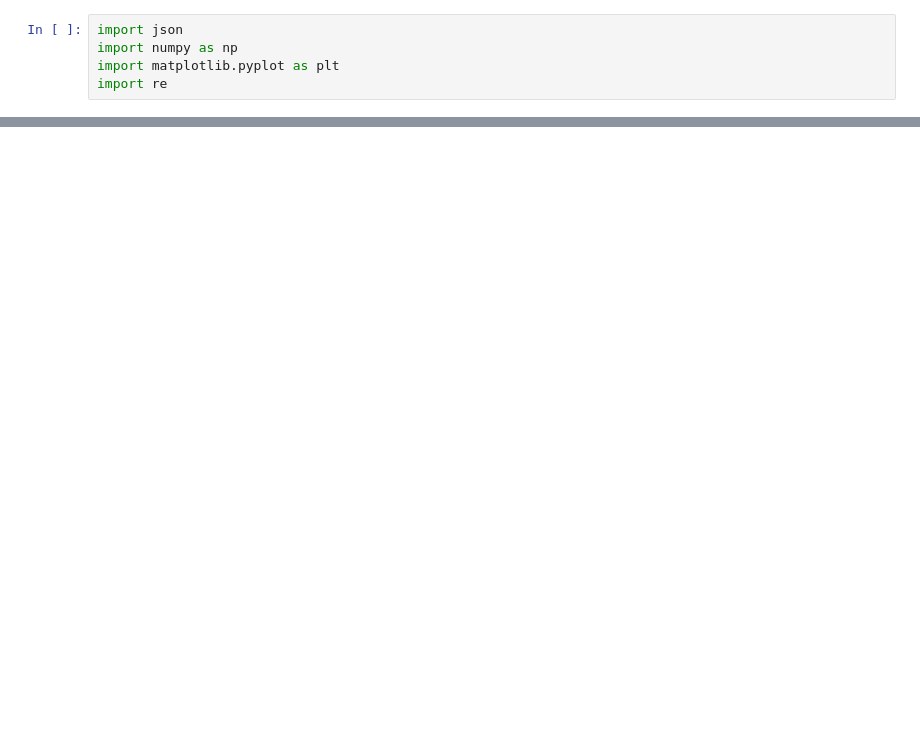
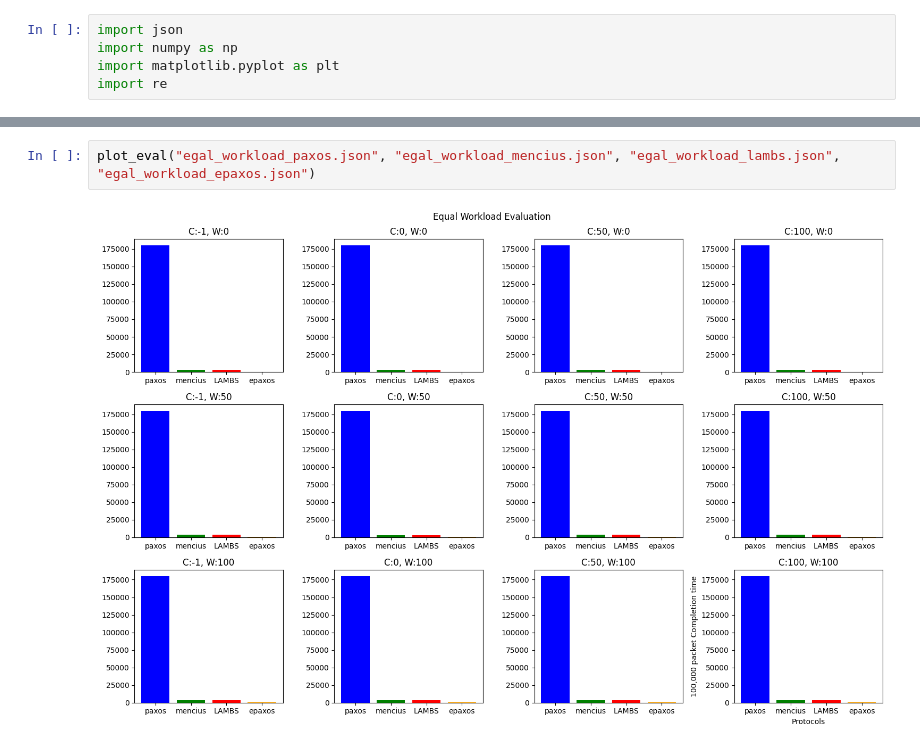
Before and after one commit to zeddie888/epaxos, a Jupyter notebook: analysis.ipynb, the cells around one changed output, grey strips where cells are left out. Drawn from its saved outputs; the diff is of its cells as text; blank space fills up the shorter version.

```diff
--- a/analysis.ipynb
+++ b/analysis.ipynb
@@ -69 +101,5 @@ def plot_expt(expt, aggregate_expts):
+# %%
+plot_eval("egal_workload_paxos.json", "egal_workload_mencius.json", "egal_workload_lambs.json", "egal_workload_epaxos.json")
+# %% [output]
+[figure, added]
 # %%
```
Also changed, not shown: parts of 5 cells of this notebook, 4 other files.
